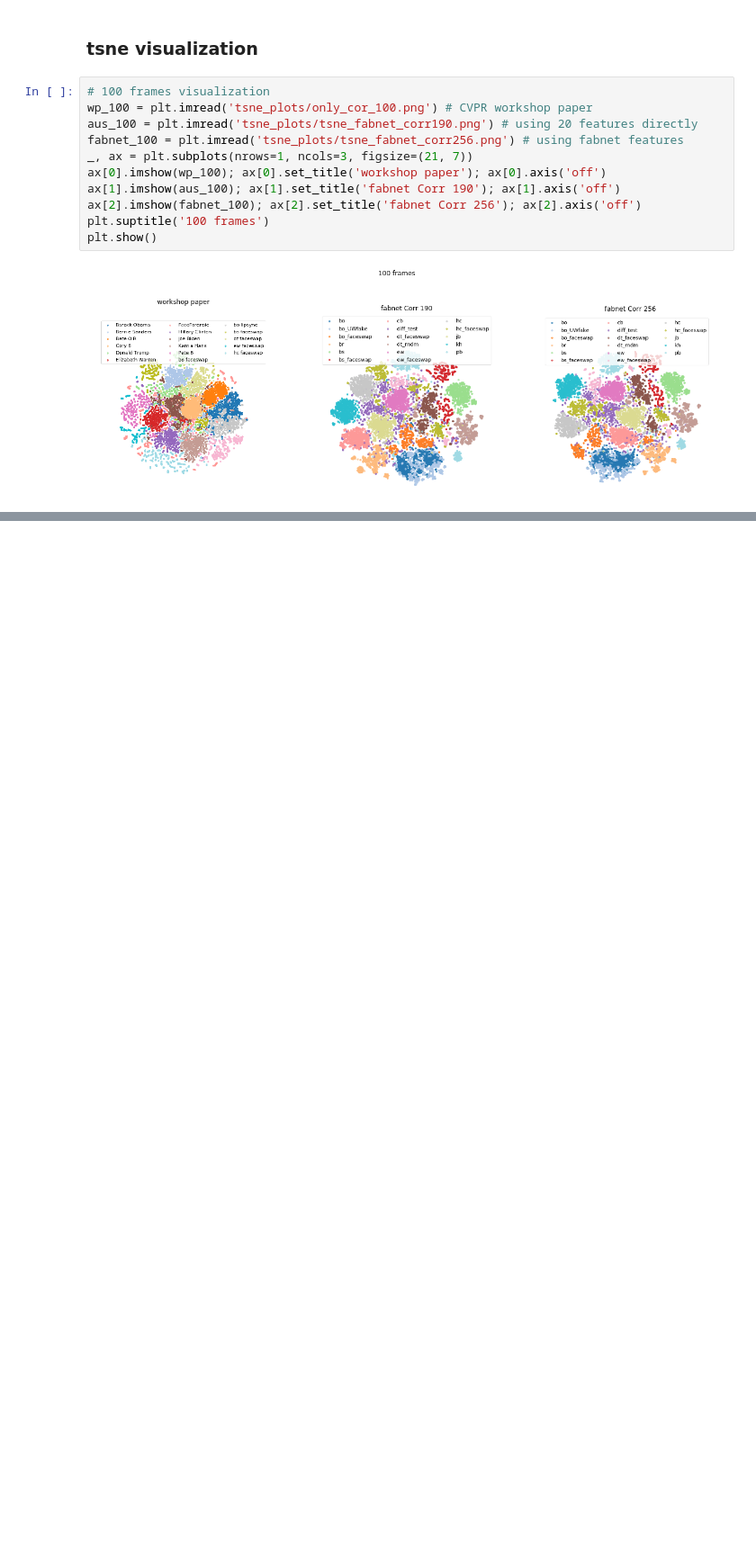
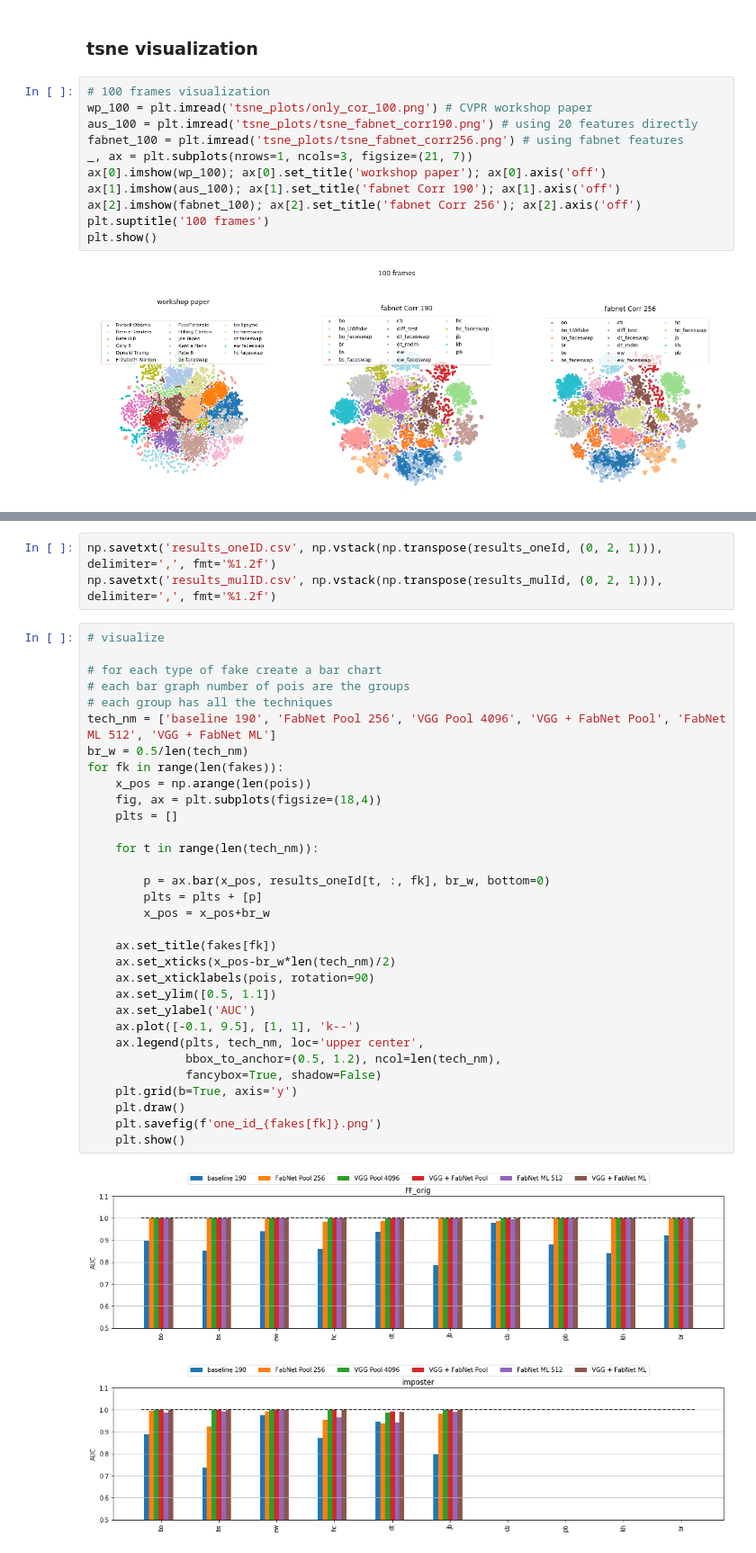
Before and after one commit to agarwalShruti15/motion_signature, a Jupyter notebook: baseline/report.ipynb, the cells around one changed output, grey strips where cells are left out. Shown at 90% size. Drawn from its saved outputs; the diff is of its cells as text; blank space fills up the shorter version.

```diff
--- a/baseline/report.ipynb
+++ b/baseline/report.ipynb
@@ -133,0 +374,38 @@ plt.show()
+# %%
+np.savetxt('results_oneID.csv', np.vstack(np.transpose(results_oneId, (0, 2, 1))), delimiter=',', fmt='%1.2f')
+np.savetxt('results_mulID.csv', np.vstack(np.transpose(results_mulId, (0, 2, 1))), delimiter=',', fmt='%1.2f')
+# %%
+# visualize
+
+# for each type of fake create a bar chart
+# each bar graph number of pois are the groups
+# each group has all the techniques
+tech_nm = ['baseline 190', 'FabNet Pool 256', 'VGG Pool 4096', 'VGG + FabNet Pool', 'FabNet ML 512', 'VGG + FabNet ML']
+br_w = 0.5/len(tech_nm)
+for fk in range(len(fakes)):
+    x_pos = np.arange(len(pois))
+    fig, ax = plt.subplots(figsize=(18,4))
+    plts = []
+
+    for t in range(len(tech_nm)):
+
+        p = ax.bar(x_pos, results_oneId[t, :, fk], br_w, bottom=0)
+        plts = plts + [p]
+        x_pos = x_pos+br_w
+
+    ax.set_title(fakes[fk])
+    ax.set_xticks(x_pos-br_w*len(tech_nm)/2)
+    ax.set_xticklabels(pois, rotation=90)
+    ax.set_ylim([0.5, 1.1])
+    ax.set_ylabel('AUC')
+    ax.plot([-0.1, 9.5], [1, 1], 'k--')
+    ax.legend(plts, tech_nm, loc='upper center',
+              bbox_to_anchor=(0.5, 1.2), ncol=len(tech_nm),
+              fancybox=True, shadow=False)
+    plt.grid(b=True, axis='y')
+    plt.draw()
+    plt.savefig(f'one_id_{fakes[fk]}.png')
+    plt.show()
+# %% [output]
+[figure, added]
+[figure, added]
```
Also changed, not shown: parts of 13 cells of this notebook, 36 other files.
